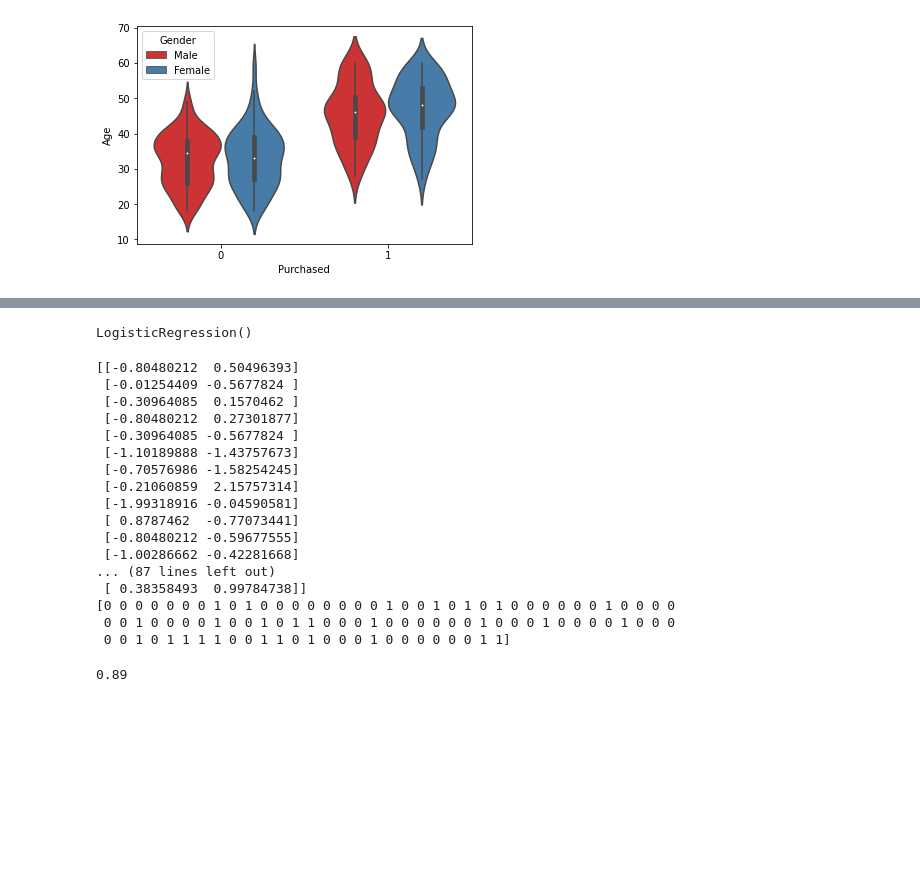
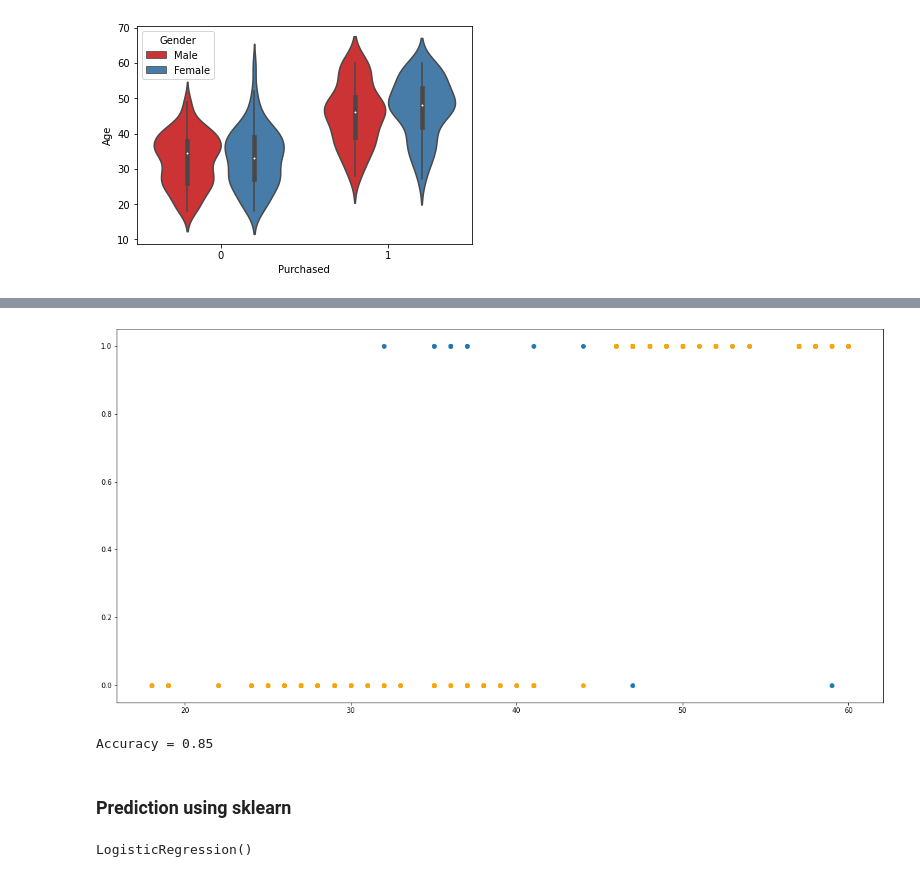
Before and after one commit to PetalsOnWind/Statistics-and-Econometrics-for-Data-Science, a Jupyter notebook: notebooks/Binary Classification-Logistic Regression.ipynb, the cells around one changed output, grey strips where cells are left out. Cells and saved outputs as stored; diff of their text form; code cells hidden in the pictures; blank space fills up the shorter version.

Commit message:
implemented logistic regression from scratch

```diff
--- a/notebooks/Binary Classification-Logistic Regression.ipynb
+++ b/notebooks/Binary Classification-Logistic Regression.ipynb
@@ -150,3 +175,45 @@ X_test = sc_X.transform(X_test)
+# %%
+def predict(X, b0, b1):
+    return np.array([1 / (1 + exp(-1*b0 + -1*b1*x)) for x in X])                      #making the prediction
+# %%
+def logistic_regression(X, Y):                                       # method for traing the model
+    X = normalize(X)
+    b0 = 0
+    b1 = 0                                         #initialising the varaibles
+    L = 0.001
+    epochs = 300
+    for epoch in range(epochs):
+        y_pred = predict(X, b0, b1)
+        D_b0 = -2 * sum((Y - y_pred) * y_pred * (1 - y_pred))               # Derivative of loss wrt b0
+        D_b1 = -2 * sum(X * (Y - y_pred) * y_pred * (1 - y_pred))           # Derivative of loss wrt b1
+        b0 = b0 - L * D_b0
+        b1 = b1 - L * D_b1
+
+    return b0, b1
+# %%
+b0, b1 = logistic_regression(X_train, y_train)                                          #training the model
+# %%
+X_test_norm = normalize(X_test)
+y_pred = predict(X_test_norm, b0, b1)                                                  #making prediction
+y_pred = [1 if p >= 0.5 else 0 for p in y_pred]
+# %%
+plt.figure(figsize=(20,10))
+plt.clf()
+plt.scatter(X_test, y_test)
+plt.scatter(X_test, y_pred, c="orange")
+plt.show()
+# %% [output]
+[figure, added]
+# %%
+accuracy = 0
+for i in range(len(y_pred)):
+    if y_pred[i] == y_test.iloc[i]:
+        accuracy += 1
+print(f"Accuracy = {accuracy / len(y_pred)}")
+# %% [output]
+Accuracy = 0.85
+# %% [markdown]
+### Prediction using sklearn
 # %%
 lg = LogisticRegression()                                     #training logistic regression
 # %%
@@ -158,26 +224,0 @@ prediction = lg.predict(X_test)                                        #model ev
-# %%
-print(X_test)
-print(prediction)
-# %% [output]
-[[-0.80480212  0.50496393]
- [-0.01254409 -0.5677824 ]
- [-0.30964085  0.1570462 ]
- [-0.80480212  0.27301877]
- [-0.30964085 -0.5677824 ]
- [-1.10189888 -1.43757673]
- [-0.70576986 -1.58254245]
- [-0.21060859  2.15757314]
- [-1.99318916 -0.04590581]
- [ 0.8787462  -0.77073441]
- [-0.80480212 -0.59677555]
- [-1.00286662 -0.42281668]
-... (87 lines left out)
- [ 0.38358493  0.99784738]]
-[0 0 0 0 0 0 0 1 0 1 0 0 0 0 0 0 0 0 1 0 0 1 0 1 0 1 0 0 0 0 0 0 1 0 0 0 0
- 0 0 1 0 0 0 0 1 0 0 1 0 1 1 0 0 0 1 0 0 0 0 0 0 1 0 0 0 1 0 0 0 0 1 0 0 0
- 0 0 1 0 1 1 1 1 0 0 1 1 0 1 0 0 0 1 0 0 0 0 0 0 1 1]
-# %%
-ac  = accuracy_score(y_test,prediction)                    #accuracy
-ac
-# %% [output]
-0.89
```
Also changed, not shown: parts of 40 cells of this notebook.
